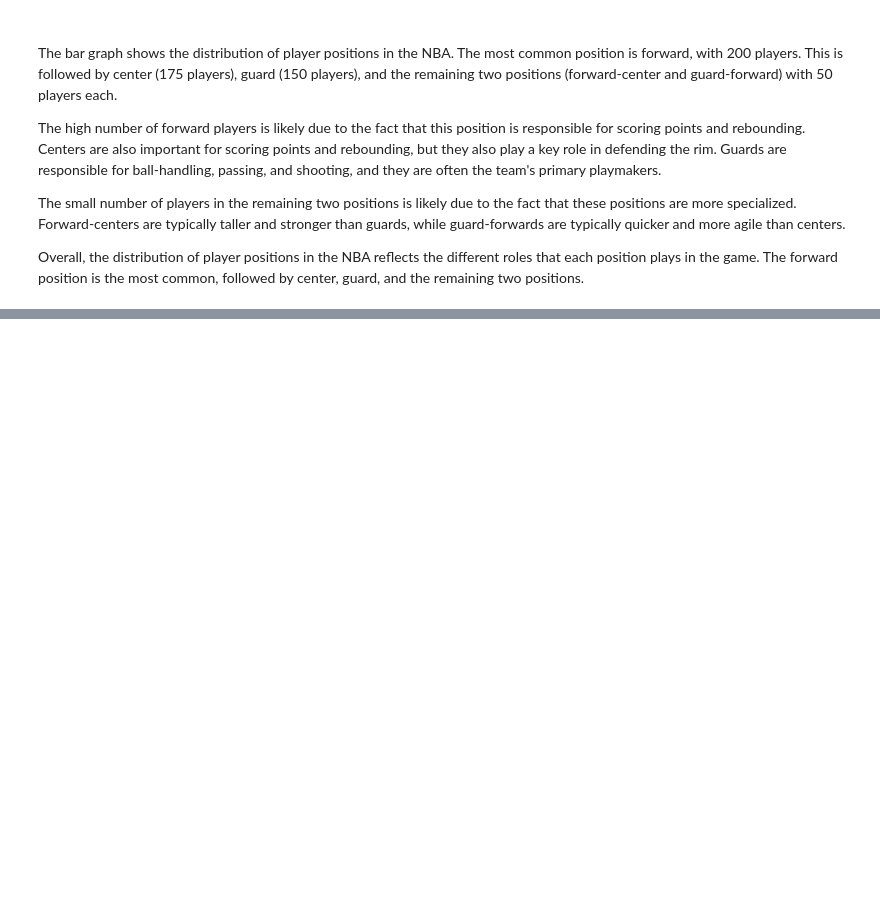
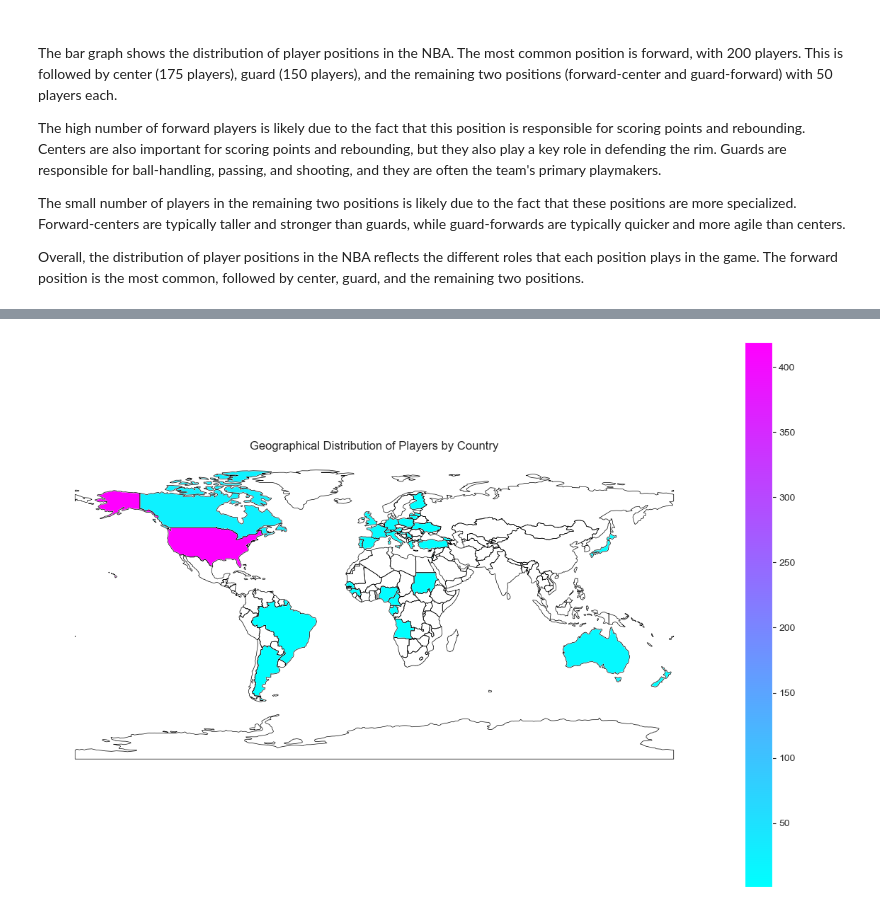
Before and after one commit to Mohammed-Mebarek-Mecheter/Basic-Data-Analysis-Projects, a Jupyter notebook: NBA Active Players Data (+Images)/Visualization and Interpretation.ipynb, the cells around one changed output, grey strips where cells are left out. Cells and saved outputs as stored; diff of their text form; code cells hidden in the pictures; blank space fills up the shorter version.

```diff
--- a/NBA Active Players Data (+Images)/Visualization and Interpretation.ipynb
+++ b/NBA Active Players Data (+Images)/Visualization and Interpretation.ipynb
@@ -27,0 +71,15 @@ Overall, the distribution of player positions in the NBA reflects the different
+# %%
+# Load the world shapefile
+world = gpd.read_file('data/ne_110m_admin_0_countries.zip')
+
+merged_data = world.set_index('NAME').join(nba.groupby('country')['playerid'].count())
+
+# Create a map-based visualization
+fig, ax = plt.subplots(1, 1, figsize=(15, 10))
+world.boundary.plot(ax=ax, linewidth=0.5, color='k')
+merged_data.plot(column='playerid', cmap='cool', legend=True, ax=ax)
+plt.title('Geographical Distribution of Players by Country')
+ax.axis('off')
+plt.show()
+# %% [output]
+[figure, added]
```
Also changed, not shown: parts of 6 cells of this notebook.
